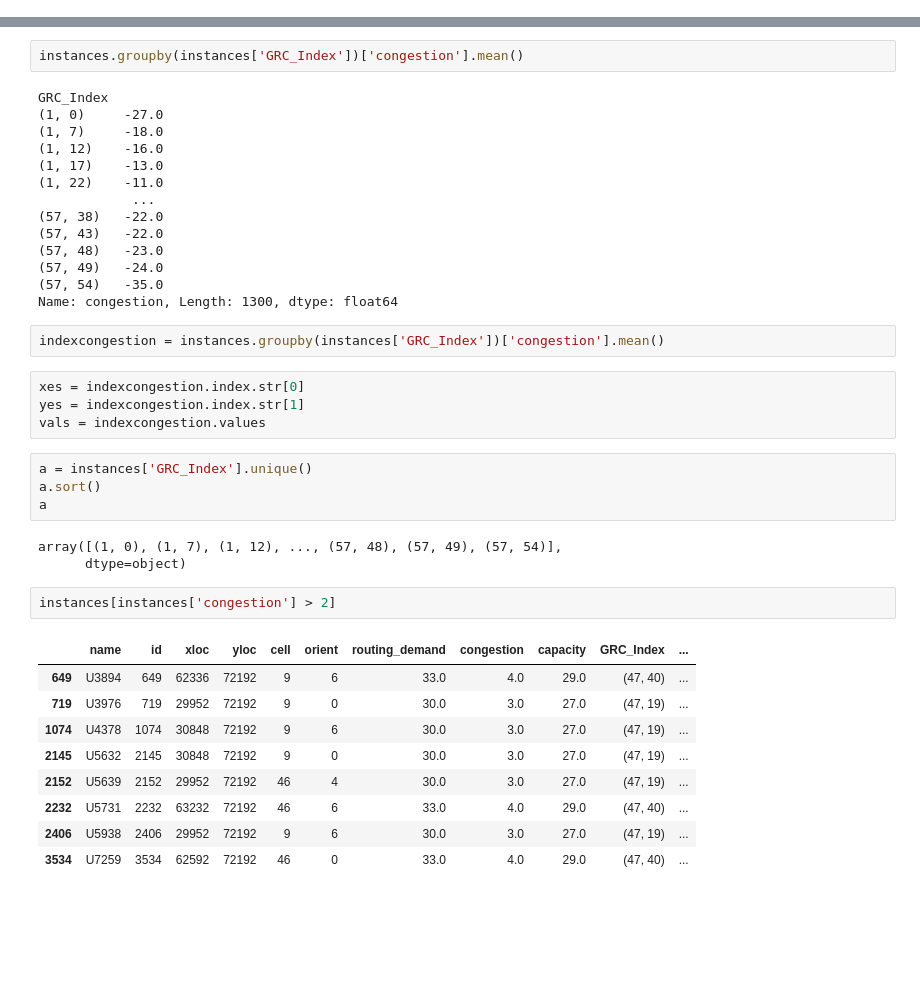
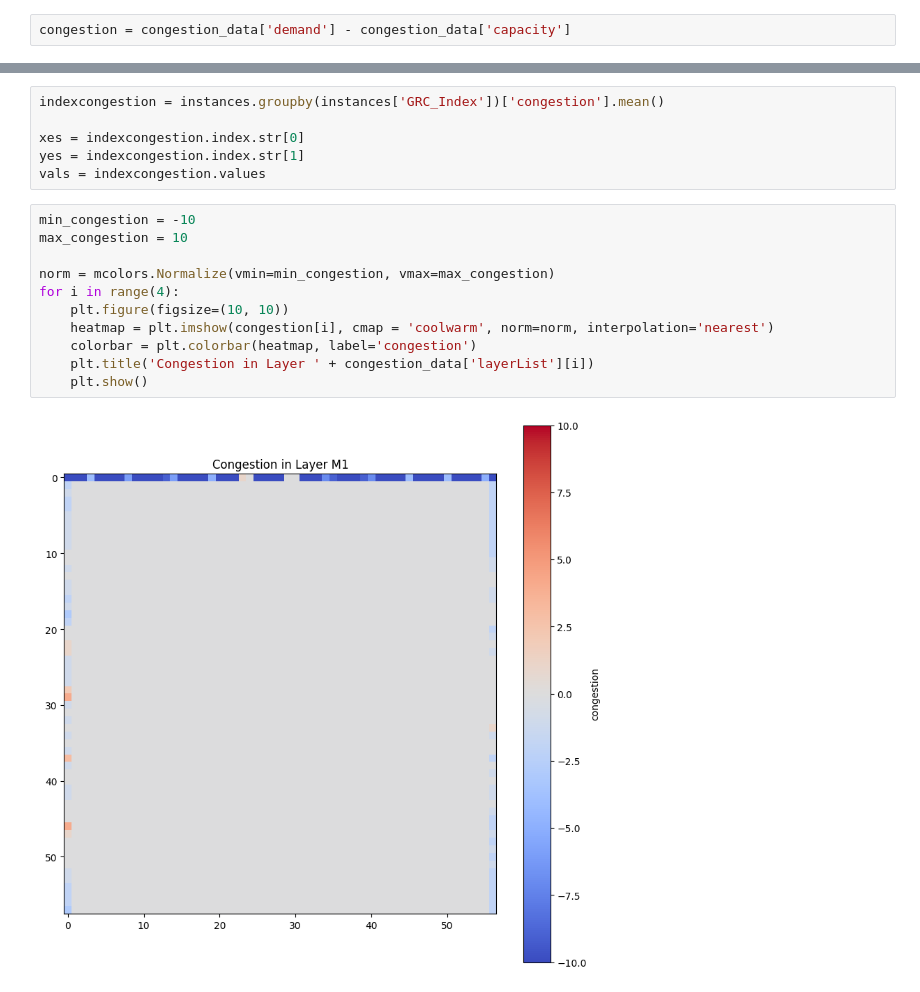
Before and after one commit to lisasunhwang/Capstone-B07-3, a Jupyter notebook: eda/lisaEDA.ipynb, the cells around one changed output, grey strips where cells are left out. Cells and saved outputs as stored; diff of their text form; blank space fills up the shorter version.

```diff
--- a/eda/lisaEDA.ipynb
+++ b/eda/lisaEDA.ipynb
@@ -77,3 +27,5 @@ instances['capacity'] = capacity
+# %%
+congestion = congestion_data['demand'] - congestion_data['capacity']
 # %%
 instances
 # %% [output]
@@ -123,41 +45,19 @@ instances
-# %%
-instances.groupby(instances['GRC_Index'])['congestion'].mean()
-# %% [output]
-GRC_Index
-(1, 0)     -27.0
-(1, 7)     -18.0
-(1, 12)    -16.0
-(1, 17)    -13.0
-(1, 22)    -11.0
-            ...
-(57, 38)   -22.0
-(57, 43)   -22.0
-(57, 48)   -23.0
-(57, 49)   -24.0
-(57, 54)   -35.0
-Name: congestion, Length: 1300, dtype: float64
 # %%
 indexcongestion = instances.groupby(instances['GRC_Index'])['congestion'].mean()
+
+xes = indexcongestion.index.str[0]
+yes = indexcongestion.index.str[1]
+vals = indexcongestion.values
-# %%
-xes = indexcongestion.index.str[0]
-yes = indexcongestion.index.str[1]
-vals = indexcongestion.values
-# %%
-a = instances['GRC_Index'].unique()
-a.sort()
-a
-# %% [output]
-array([(1, 0), (1, 7), (1, 12), ..., (57, 48), (57, 49), (57, 54)],
-      dtype=object)
-# %%
-instances[instances['congestion'] > 2]
-# %% [output]
-|  | name | id | xloc | yloc | cell | orient | routing_demand | congestion | capacity | GRC_Index | ... |
-| 649 | U3894 | 649 | 62336 | 72192 | 9 | 6 | 33.0 | 4.0 | 29.0 | (47, 40) | ... |
-| 719 | U3976 | 719 | 29952 | 72192 | 9 | 0 | 30.0 | 3.0 | 27.0 | (47, 19) | ... |
-| 1074 | U4378 | 1074 | 30848 | 72192 | 9 | 6 | 30.0 | 3.0 | 27.0 | (47, 19) | ... |
-| 2145 | U5632 | 2145 | 30848 | 72192 | 9 | 0 | 30.0 | 3.0 | 27.0 | (47, 19) | ... |
-| 2152 | U5639 | 2152 | 29952 | 72192 | 46 | 4 | 30.0 | 3.0 | 27.0 | (47, 19) | ... |
-| 2232 | U5731 | 2232 | 63232 | 72192 | 46 | 6 | 33.0 | 4.0 | 29.0 | (47, 40) | ... |
-| 2406 | U5938 | 2406 | 29952 | 72192 | 9 | 6 | 30.0 | 3.0 | 27.0 | (47, 19) | ... |
-| 3534 | U7259 | 3534 | 62592 | 72192 | 46 | 0 | 33.0 | 4.0 | 29.0 | (47, 40) | ... |
+# %%
+min_congestion = -10
+max_congestion = 10
+
+norm = mcolors.Normalize(vmin=min_congestion, vmax=max_congestion)
+for i in range(4):
+    plt.figure(figsize=(10, 10))
+    heatmap = plt.imshow(congestion[i], cmap = 'coolwarm', norm=norm, interpolation='nearest')
+    colorbar = plt.colorbar(heatmap, label='congestion')
+    plt.title('Congestion in Layer ' + congestion_data['layerList'][i])
+    plt.show()
+# %% [output]
+[figure, added]
```
Also changed, not shown: parts of 15 cells of this notebook, 2 other files.
